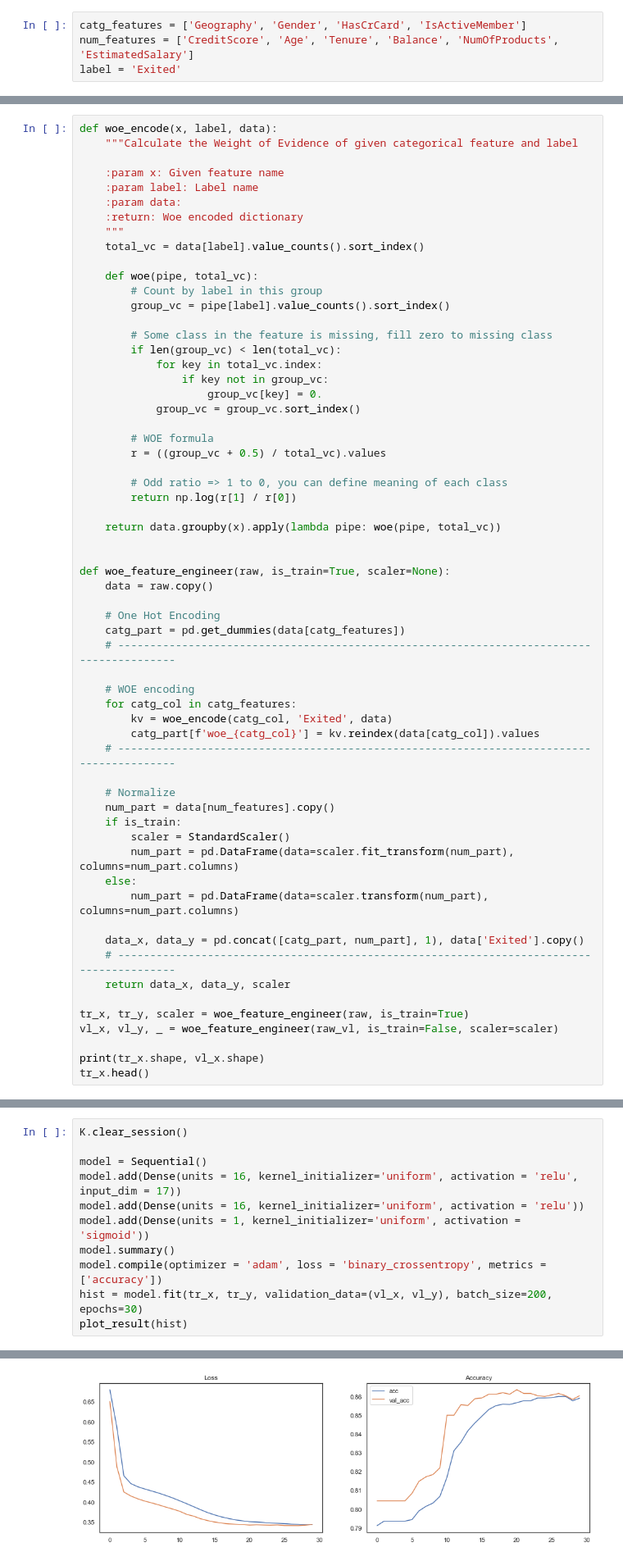
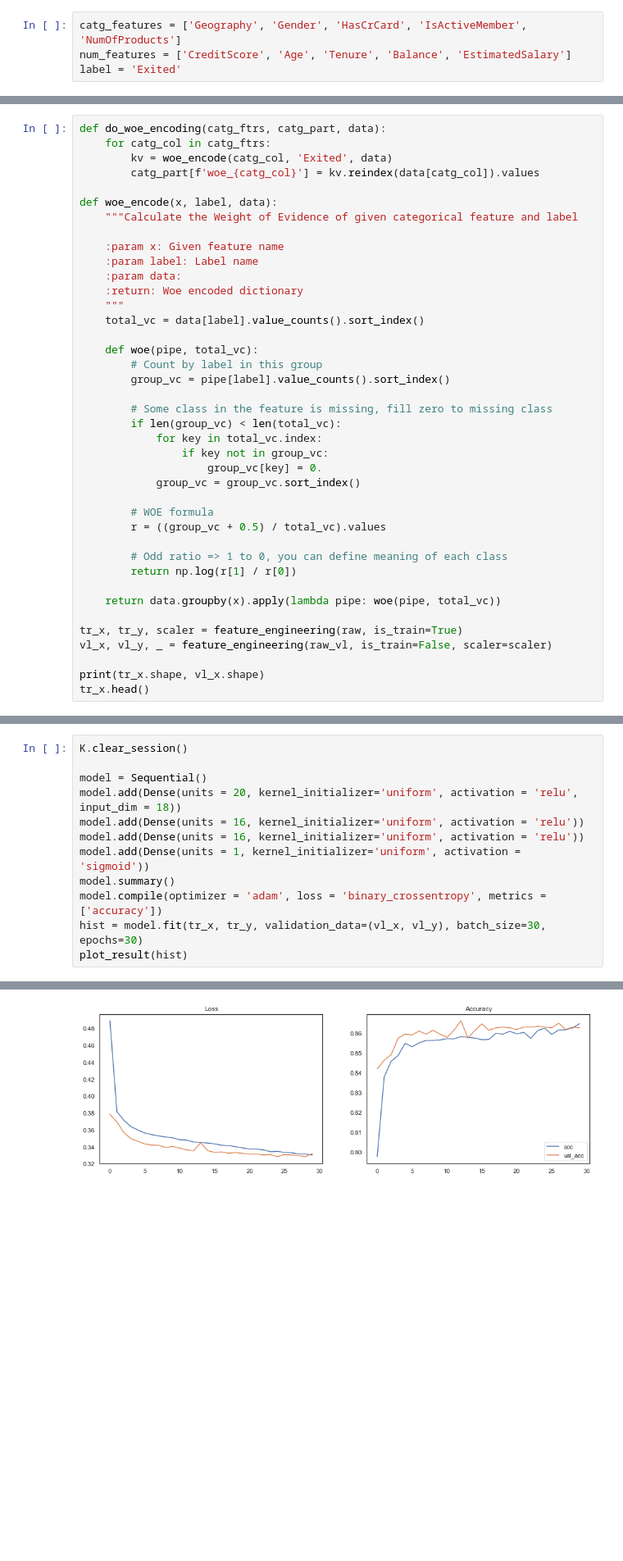
Before and after one commit to CloudMile/allianz_courses, a Jupyter notebook: insurance_use_case/solution/model_finance_customer_churn.ipynb, the cells around one changed output, grey strips where cells are left out. Shown at 82% size. Cells and saved outputs as stored; diff of their text form; blank space fills up the shorter version.

```diff
--- a/insurance_use_case/solution/model_finance_customer_churn.ipynb
+++ b/insurance_use_case/solution/model_finance_customer_churn.ipynb
@@ -118,8 +120,8 @@ memory usage: 644.6+ KB
 # %% [markdown]
 ## Features setting
 # %%
-catg_features = ['Geography', 'Gender', 'HasCrCard', 'IsActiveMember']
-num_features = ['CreditScore', 'Age', 'Tenure', 'Balance', 'NumOfProducts', 'EstimatedSalary']
+catg_features = ['Geography', 'Gender', 'HasCrCard', 'IsActiveMember', 'NumOfProducts']
+num_features = ['CreditScore', 'Age', 'Tenure', 'Balance', 'EstimatedSalary']
 label = 'Exited'
 # %% [markdown]
 <br/>
@@ -207,6 +230,11 @@ Epoch 30/30
 # %% [markdown]
 ## Add Weight of Evidence Encoding
 # %%
+def do_woe_encoding(catg_ftrs, catg_part, data):
+    for catg_col in catg_ftrs:
+        kv = woe_encode(catg_col, 'Exited', data)
+        catg_part[f'woe_{catg_col}'] = kv.reindex(data[catg_col]).values
+
 def woe_encode(x, label, data):
     """Calculate the Weight of Evidence of given categorical feature and label
 
@@ -236,34 +264,8 @@ def woe_encode(x, label, data):
 
     return data.groupby(x).apply(lambda pipe: woe(pipe, total_vc))
 
-
-def woe_feature_engineer(raw, is_train=True, scaler=None):
-    data = raw.copy()
-
-    # One Hot Encoding
-    catg_part = pd.get_dummies(data[catg_features])
-    # -----------------------------------------------------------------------------------------
-
-    # WOE encoding
-    for catg_col in catg_features:
-        kv = woe_encode(catg_col, 'Exited', data)
-        catg_part[f'woe_{catg_col}'] = kv.reindex(data[catg_col]).values
-    # -----------------------------------------------------------------------------------------
-
-    # Normalize
-    num_part = data[num_features].copy()
-    if is_train:
-        scaler = StandardScaler()
-        num_part = pd.DataFrame(data=scaler.fit_transform(num_part), columns=num_part.columns)
-    else:
-        num_part = pd.DataFrame(data=scaler.transform(num_part), columns=num_part.columns)
-
-    data_x, data_y = pd.concat([catg_part, num_part], 1), data['Exited'].copy()
-    # -----------------------------------------------------------------------------------------
-    return data_x, data_y, scaler
-
-tr_x, tr_y, scaler = woe_feature_engineer(raw, is_train=True)
-vl_x, vl_y, _ = woe_feature_engineer(raw_vl, is_train=False, scaler=scaler)
+tr_x, tr_y, scaler = feature_engineering(raw, is_train=True)
+vl_x, vl_y, _ = feature_engineering(raw_vl, is_train=False, scaler=scaler)
 
 print(tr_x.shape, vl_x.shape)
 tr_x.head()
@@ -281,12 +283,13 @@ tr_x.head()
 K.clear_session()
 
 model = Sequential()
-model.add(Dense(units = 16, kernel_initializer='uniform', activation = 'relu', input_dim = 17))
+model.add(Dense(units = 20, kernel_initializer='uniform', activation = 'relu', input_dim = 18))
+model.add(Dense(units = 16, kernel_initializer='uniform', activation = 'relu'))
 model.add(Dense(units = 16, kernel_initializer='uniform', activation = 'relu'))
 model.add(Dense(units = 1, kernel_initializer='uniform', activation = 'sigmoid'))
 model.summary()
 model.compile(optimizer = 'adam', loss = 'binary_crossentropy', metrics = ['accuracy'])
-hist = model.fit(tr_x, tr_y, validation_data=(vl_x, vl_y), batch_size=200, epochs=30)
+hist = model.fit(tr_x, tr_y, validation_data=(vl_x, vl_y), batch_size=30, epochs=30)
 plot_result(hist)
 # %% [output]
 _________________________________________________________________
@@ -309,4 +312,4 @@ Epoch 30/30
-[figure, old version]
+[figure, new version]
 # %% [markdown]
 ## Bining Numeric Feature: Age, Balance, CreditScore
 
```
Also changed, not shown: parts of 23 cells of this notebook, 1 other file.
